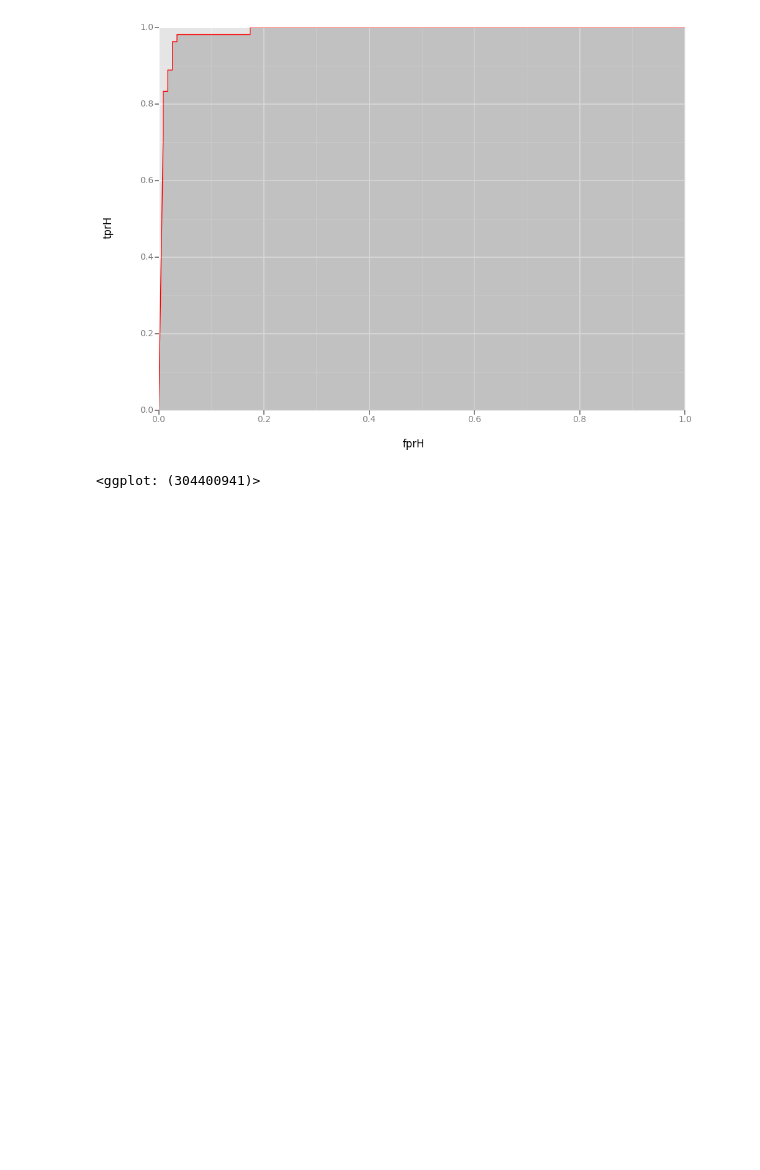
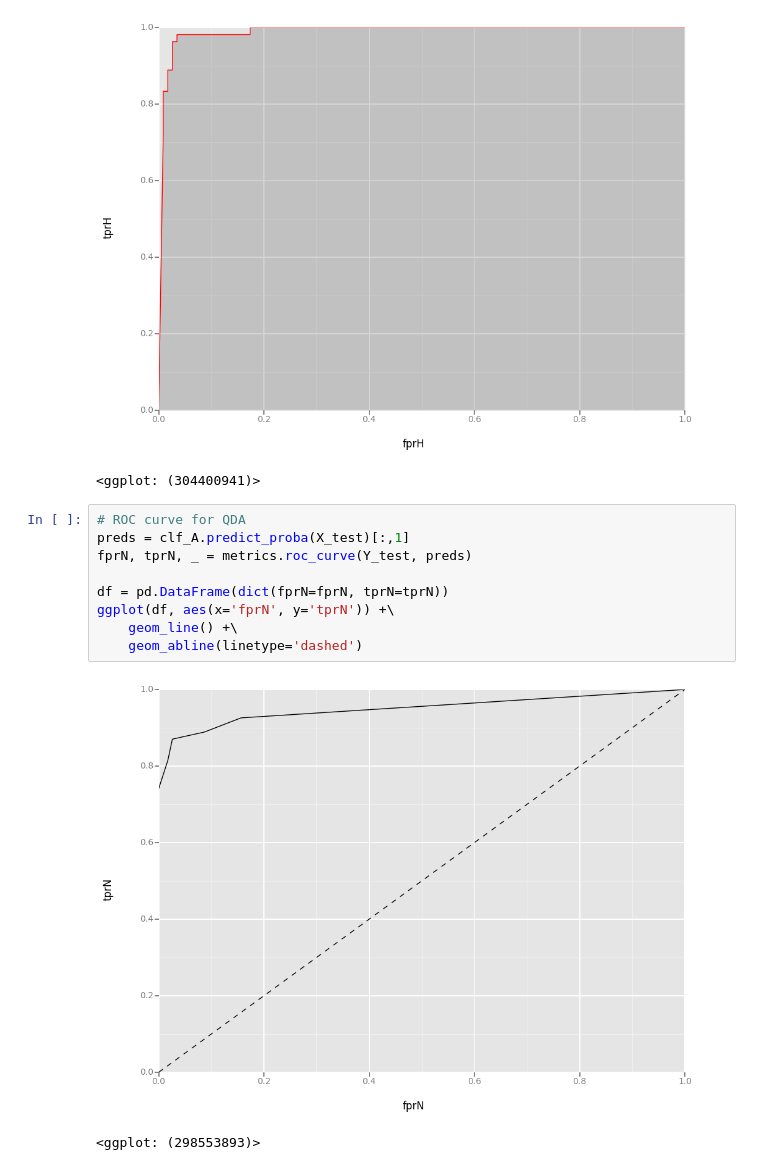
Before and after one commit to bora-pajo/breast-cancer-prediction, a Jupyter notebook: breast_cancer_clean.ipynb, the cells around one changed output. Cells and saved outputs as stored; diff of their text form; blank space fills up the shorter version.

```diff
--- a/breast_cancer_clean.ipynb
+++ b/breast_cancer_clean.ipynb
@@ -414,3 +414,15 @@ ggplot(df, aes(x='fprH', y='tprH')) + geom_area(alpha=0.2) + geom_line(aes(y='tp
 # %% [output]
 [figure]
 <ggplot: (304400941)>
+# %%
+# ROC curve for QDA
+preds = clf_A.predict_proba(X_test)[:,1]
+fprN, tprN, _ = metrics.roc_curve(Y_test, preds)
+
+df = pd.DataFrame(dict(fprN=fprN, tprN=tprN))
+ggplot(df, aes(x='fprN', y='tprN')) +\
+    geom_line() +\
+    geom_abline(linetype='dashed')
+# %% [output]
+[figure, added]
+<ggplot: (298553893)>
```
Also changed, not shown: parts of 2 cells of this notebook.
